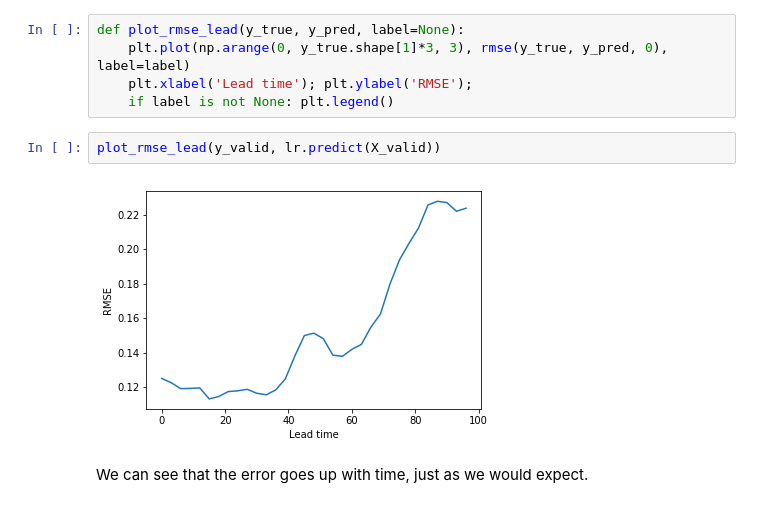
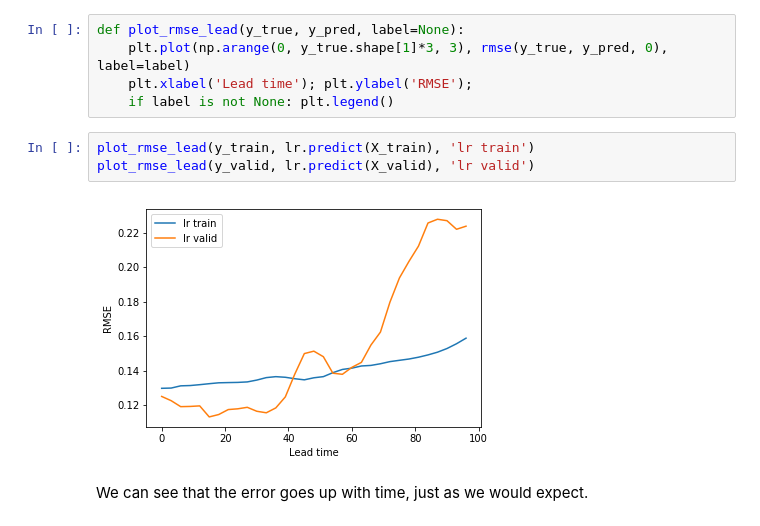
Before and after one commit to waves2weather/W2W-ML-Workshop, a Jupyter notebook: nb5_ml-windfarm.ipynb, the cells around one changed output. Cells and saved outputs as stored; diff of their text form.

```diff
--- a/nb5_ml-windfarm.ipynb
+++ b/nb5_ml-windfarm.ipynb
@@ -79,9 +100,10 @@ def plot_rmse_lead(y_true, y_pred, label=None):
     plt.xlabel('Lead time'); plt.ylabel('RMSE');
     if label is not None: plt.legend()
 # %%
-plot_rmse_lead(y_valid, lr.predict(X_valid))
+plot_rmse_lead(y_train, lr.predict(X_train), 'lr train')
+plot_rmse_lead(y_valid, lr.predict(X_valid), 'lr valid')
 # %% [output]
-[figure, old version]
+[figure, new version]
 # %% [markdown]
 We can see that the error goes up with time, just as we would expect.
 # %% [markdown]
```
Also changed, not shown: parts of 31 cells of this notebook, 2 other files.
